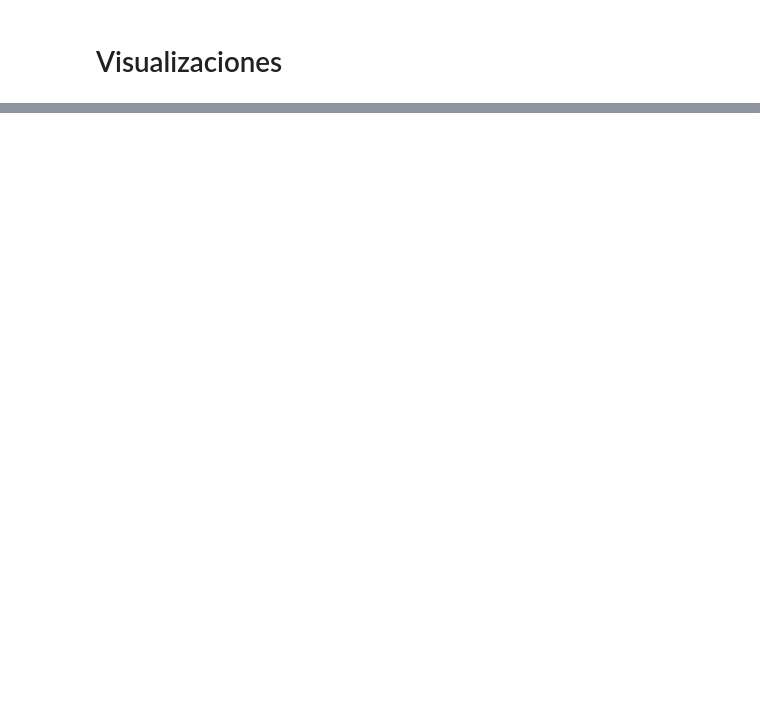
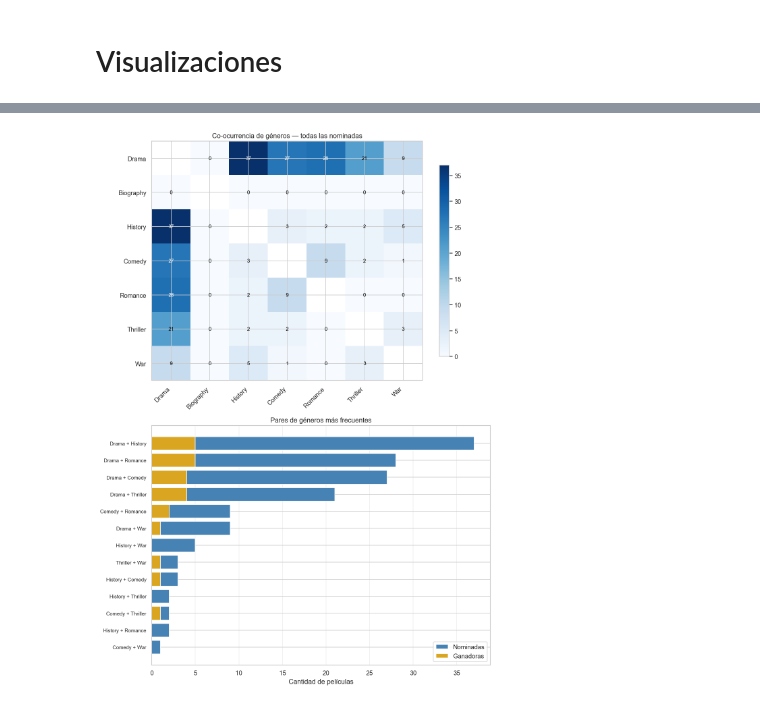
Before and after one commit to nataliamarinn/oscars, a Jupyter notebook: eda.ipynb, the cells around one changed output, grey strips where cells are left out. Cells and saved outputs as stored; diff of their text form; code cells hidden in the pictures; blank space fills up the shorter version.

```diff
--- a/eda.ipynb
+++ b/eda.ipynb
@@ -597,0 +124,58 @@ plt.show()
+# %%
+import numpy as np
+from itertools import combinations
+
+genre_cols = ["genre_drama", "genre_biography", "genre_history",
+              "genre_comedy", "genre_romance", "genre_thriller", "genre_war"]
+labels = [c.replace("genre_", "").capitalize() for c in genre_cols]
+
+g = df[genre_cols].values
+cooc = g.T @ g
+cooc_df = pd.DataFrame(cooc, index=labels, columns=labels)
+mask = np.eye(len(labels), dtype=bool)
+
+fig, axes = plt.subplots(2, 1, figsize=(10, 14))
+
+# ── Heatmap co-ocurrencia ─────────────────────────────────────────────────
+im = axes[0].imshow(np.where(mask, np.nan, cooc), cmap="Blues", aspect="auto")
+axes[0].set_xticks(range(len(labels))); axes[0].set_xticklabels(labels, rotation=45, ha="right")
+axes[0].set_yticks(range(len(labels))); axes[0].set_yticklabels(labels)
+axes[0].set_title("Co-ocurrencia de géneros — todas las nominadas")
+plt.colorbar(im, ax=axes[0], shrink=0.8)
+
+for i in range(len(labels)):
+    for j in range(len(labels)):
+        if i != j:
+            v = int(cooc_df.iloc[i, j])
+            axes[0].text(j, i, v, ha="center", va="center", fontsize=9,
+                         color="white" if v > cooc[~mask].max() * 0.6 else "black")
+
+# ── Bar chart: top pares por frecuencia ──────────────────────────────────
+pairs = []
+for i, j in combinations(range(len(labels)), 2):
+    pairs.append({
+        "par": f"{labels[i]} + {labels[j]}",
+        "n_nominadas": int(cooc_df.iloc[i, j]),
+        "n_ganadoras": int(
+            df[df["won_best_picture"] == 1][genre_cols]
+            .values[:, [i]].T @ df[df["won_best_picture"] == 1][genre_cols].values[:, [j]]
+        ),
+    })
+
+pairs_df = (pd.DataFrame(pairs)
+            .query("n_nominadas > 0")
+            .sort_values("n_nominadas", ascending=True))
+
+y = range(len(pairs_df))
+axes[1].barh(y, pairs_df["n_nominadas"], color="steelblue", label="Nominadas")
+axes[1].barh(y, pairs_df["n_ganadoras"], color="goldenrod", label="Ganadoras")
+axes[1].set_yticks(list(y)); axes[1].set_yticklabels(pairs_df["par"], fontsize=9)
+axes[1].set_xlabel("Cantidad de películas")
+axes[1].set_title("Pares de géneros más frecuentes")
+axes[1].legend()
+axes[1].grid(axis="x", alpha=0.3)
+
+plt.tight_layout()
+plt.show()
+# %% [output]
+[figure, added]
```
Also changed, not shown: parts of 33 cells of this notebook, 3 other files.
